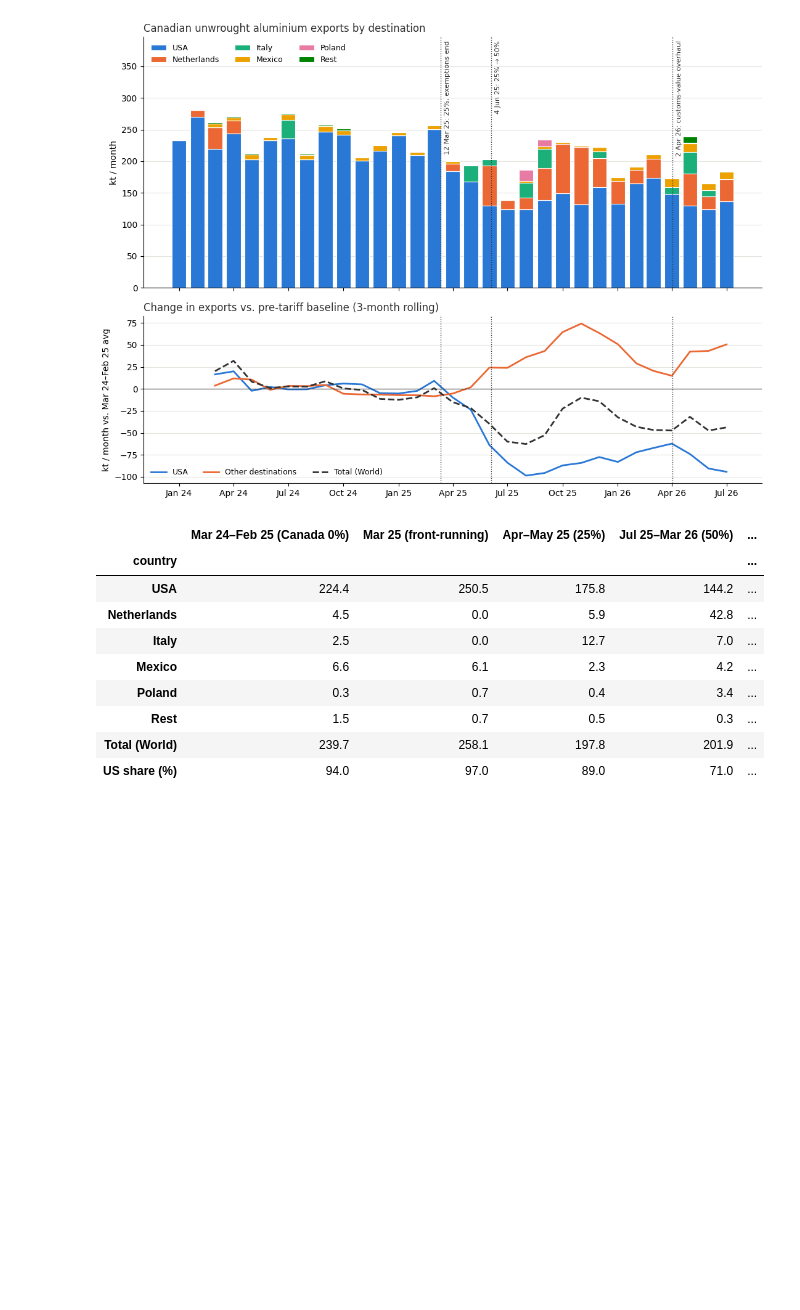
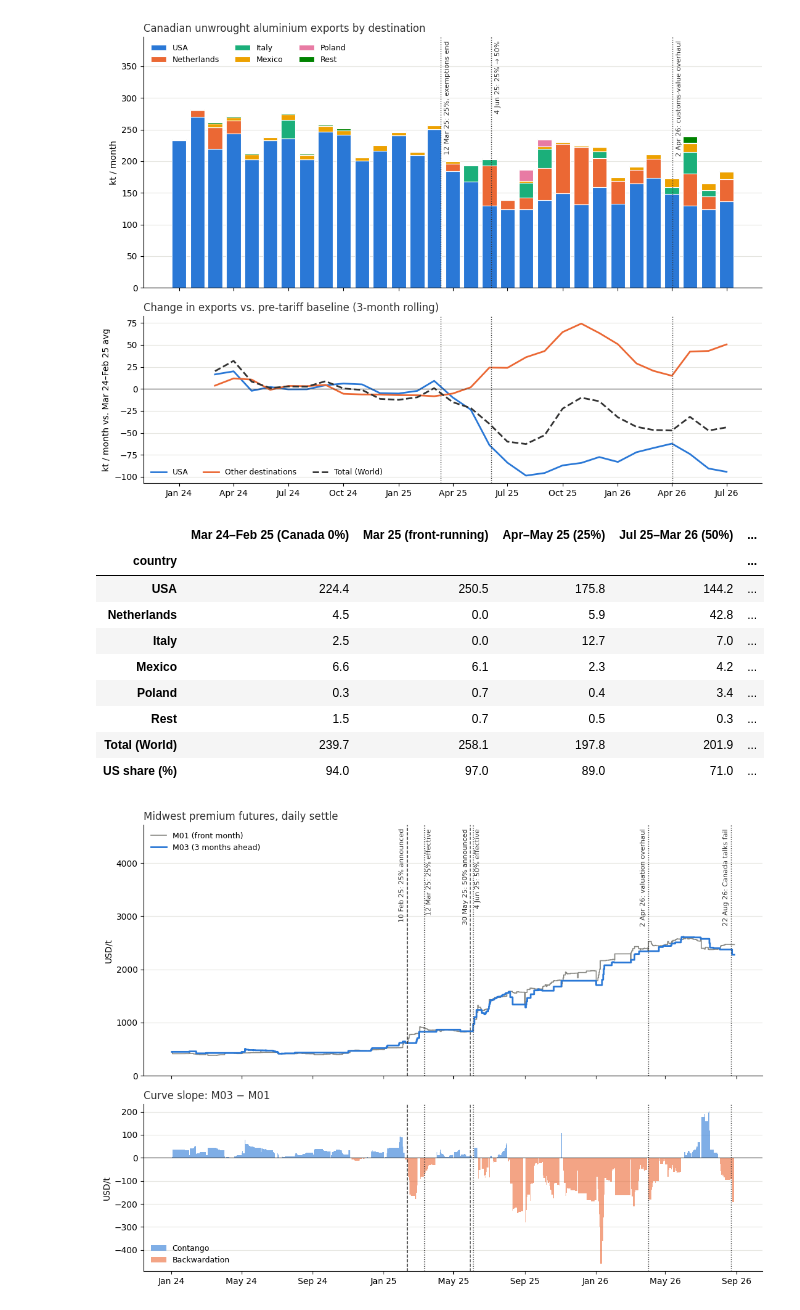
Before and after one commit to ricardo-sonda/al-mwp, a Jupyter notebook: notebook.ipynb, the cells around one changed output. Drawn from its saved outputs; the diff is of its cells as text; code cells hidden in the pictures; blank space fills up the shorter version.

Commit message:
correct mistakes regarding premium interpretation, added reconstructed DUP

```diff
--- a/notebook.ipynb
+++ b/notebook.ipynb
@@ -448,3 +575,84 @@ regimes_ca
 | Rest | 1.5 | 0.7 | 0.5 | 0.3 | ... |
 | Total (World) | 239.7 | 258.1 | 197.8 | 201.9 | ... |
 | US share (%) | 94.0 | 97.0 | 89.0 | 71.0 | ... |
+# %%
+# Daily MW premium futures: 3-month-ahead (M03) vs. front month (M01) around the tariff dates.
+# Caveat: M03 settles are often stale (unchanged on ~80% of days since 2024 vs. ~40% for M01), so it moves in steps.
+curve = mwp_futures.pivot(index="date", columns="tenor", values="premium_usd_t").loc["2024-01-01":]
+
+CURVE_EVENTS = {   # (label, line style, label side): dashed = announcement, dotted = effective date
+    pd.Timestamp("2025-02-10"): ("10 Feb 25: 25% announced", "--", "left"),
+    pd.Timestamp("2025-03-12"): ("12 Mar 25: 25% effective", ":", "right"),
+    pd.Timestamp("2025-05-30"): ("30 May 25: 50% announced", "--", "left"),
+    TARIFF_DATE:                ("4 Jun 25: 50% effective", ":", "right"),
+    pd.Timestamp("2026-04-02"): ("2 Apr 26: valuation overhaul", ":", "left"),
+    pd.Timestamp("2026-08-22"): ("22 Aug 26: Canada talks fail", ":", "left"),
+}
+
+fig, (ax1, ax2) = plt.subplots(2, 1, figsize=(11, 8), sharex=True,
+                               gridspec_kw={"height_ratios": [3, 2]})
+
+ax1.step(curve.index, curve[1], where="post", color=MUTED, lw=1.2, label="M01 (front month)")
+ax1.step(curve.index, curve[3], where="post", color=BLUE, lw=2, label="M03 (3 months ahead)")
+ax1.set_ylabel("USD/t")
+ax1.set_title("Midwest premium futures, daily settle", loc="left", color=INK)
+ax1.set_ylim(0, curve[[1, 3]].max().max() * 1.8)
+ax1.legend(loc="upper left", frameon=False, fontsize=9)
+
+# Curve slope: M03 − M01. Below 0 (backwardation) = market expects the premium to fall
+spread = curve[3] - curve[1]
+ax2.fill_between(spread.index, spread, 0, where=spread >= 0, step="post", color=BLUE, alpha=0.6, lw=0,
+                 label="Contango")
+ax2.fill_between(spread.index, spread, 0, where=spread < 0, step="post", color=ORANGE, alpha=0.6, lw=0,
+                 label="Backwardation")
+ax2.axhline(0, color=INK, lw=0.8)
+ax2.set_ylabel("USD/t")
+ax2.set_title("Curve slope: M03 − M01", loc="left", color=INK)
+ax2.legend(loc="lower left", frameon=False, fontsize=9)
+
+for ax in (ax1, ax2):
+    for d, (_, ls, _) in CURVE_EVENTS.items():
+        ax.axvline(d, color=INK, lw=1, ls=ls)
+    ax.grid(axis="y", color="#e5e5e0", lw=0.8)
+    ax.set_axisbelow(True)
+    ax.spines[["top", "right"]].set_visible(False)
+for d, (label, _, side) in CURVE_EVENTS.items():
+    ax1.annotate(label, xy=(d, ax1.get_ylim()[1]), xytext=(-2 if side == "left" else 2, -4),
+                 textcoords="offset points", fontsize=8, color=INK, rotation=90, va="top",
+                 ha="right" if side == "left" else "left")
+ax2.xaxis.set_major_formatter(mdates.DateFormatter("%b %y"))
+fig.tight_layout()
+plt.show()
+
+# Moves around each date on FIXED contracts. The rolling M01/M03 columns switch contract on the first trading
+# day of each month, and M01 is part-fixed by the month's assessments, so they mix contracts and damp jumps.
+# Instead follow the contracts for event month +1 (no days fixed yet) and +3, from the last settle
+# before the date to 5 and 20 trading days after.
+by_contract = (mwp_futures.assign(contract_month=pd.to_datetime(mwp_futures["contract_month"]))
+               .pivot_table(index="date", columns="contract_month", values="premium_usd_t"))
+
+def settle_around(series, date, offset):
+    series = series.dropna()
+    i = series.index.searchsorted(date)   # first trading day on/after the date
+    if offset < 0:
+        return series.iloc[i - 1]
+    return series.iloc[i + offset] if i + offset < len(series) else float("nan")   # past the end of the data
+
+rows = {}
+for d, (label, _, _) in CURVE_EVENTS.items():
+    r_ = {}
+    for ahead in (1, 3):
+        cm = (d.to_period("M") + ahead).to_timestamp()
+        s_ = by_contract[cm]
+        before = settle_around(s_, d, -1)
+        key = f"+{ahead}m"
+        r_[(key, "contract")] = f"{cm:%b %y}"
+        r_[(key, "before")] = before
+        r_[(key, "Δ +5d")] = settle_around(s_, d, 5) - before
+        r_[(key, "Δ +20d")] = settle_around(s_, d, 20) - before
+    rows[label] = r_
+event_moves = pd.DataFrame(rows).T
+event_moves.columns = pd.MultiIndex.from_tuples(event_moves.columns)
+event_moves
+# %% [output]
+[figure, added]
```
Also changed, not shown: parts of 5 cells of this notebook, 3 other files.
